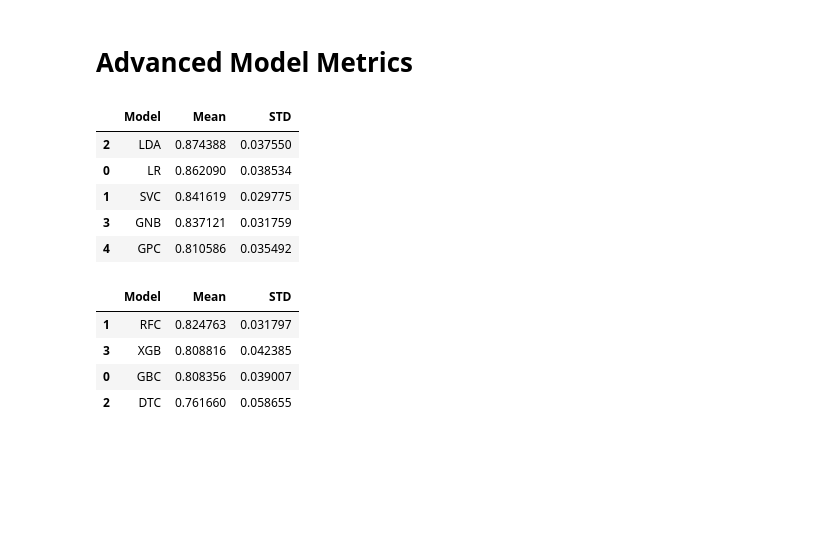
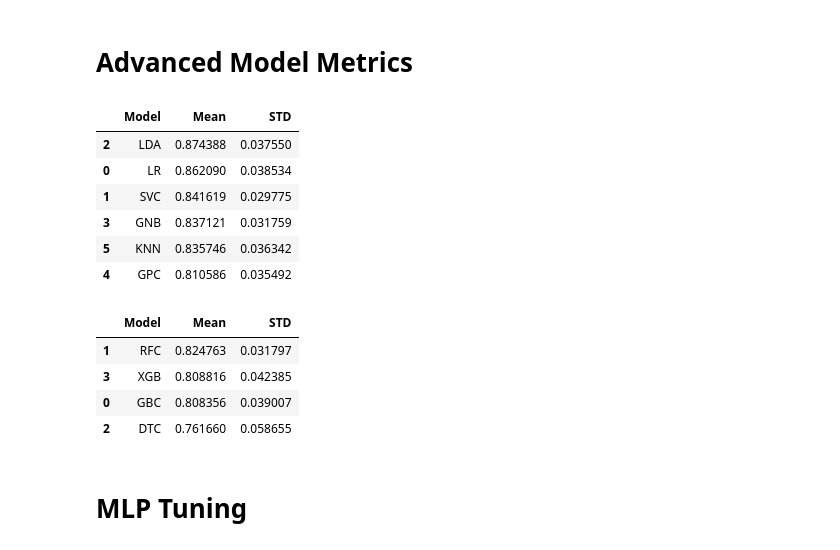
Before and after one commit to MaukanMir/Heart-Attack-Analysis-and-Prediction-Dataset, a Jupyter notebook: trainnig.ipynb, the cells around one changed output. Saved outputs shown, nothing was run; the diff lists cells and outputs as text; code cells hidden in the pictures; blank space fills up the shorter version.

```diff
--- a/trainnig.ipynb
+++ b/trainnig.ipynb
@@ -265,16 +362,17 @@ print('>%.3f (%.3f)' % (np.mean(scores), np.std(scores)))
 # %% [markdown]
 # Advanced Model Metrics
 # %%
-names = ['LR', 'SVC', "LDA", "GNB", "GPC"]
+names = ['LR', 'SVC', "LDA", "GNB", "GPC", "KNN"]
 models = get_selected_models(names)
 
 testing_selected_models(names, models, X, y)
 # %% [output]
 |  | Model | Mean | STD |
 | 2 | LDA | 0.874388 | 0.037550 |
 | 0 | LR | 0.862090 | 0.038534 |
 | 1 | SVC | 0.841619 | 0.029775 |
 | 3 | GNB | 0.837121 | 0.031759 |
+| 5 | KNN | 0.835746 | 0.036342 |
 | 4 | GPC | 0.810586 | 0.035492 |
 # %%
 names = ['GBC', 'RFC', "DTC", "XGB"]
@@ -287,3 +385,5 @@ testing_selected_models(names, models, X, y)
 | 3 | XGB | 0.808816 | 0.042385 |
 | 0 | GBC | 0.808356 | 0.039007 |
 | 2 | DTC | 0.761660 | 0.058655 |
+# %% [markdown]
+# MLP Tuning
```
Also changed, not shown: parts of 2 cells of this notebook.
